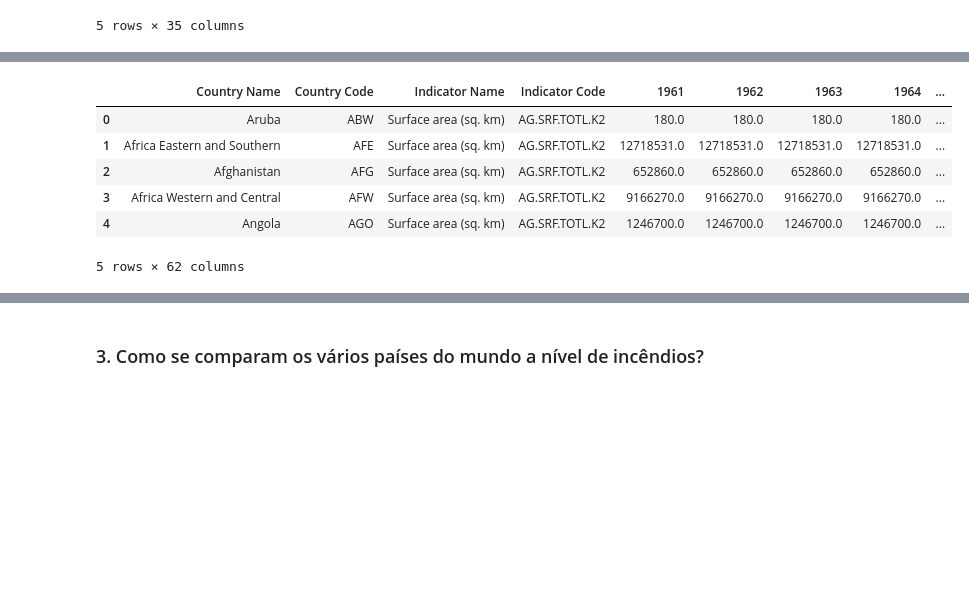
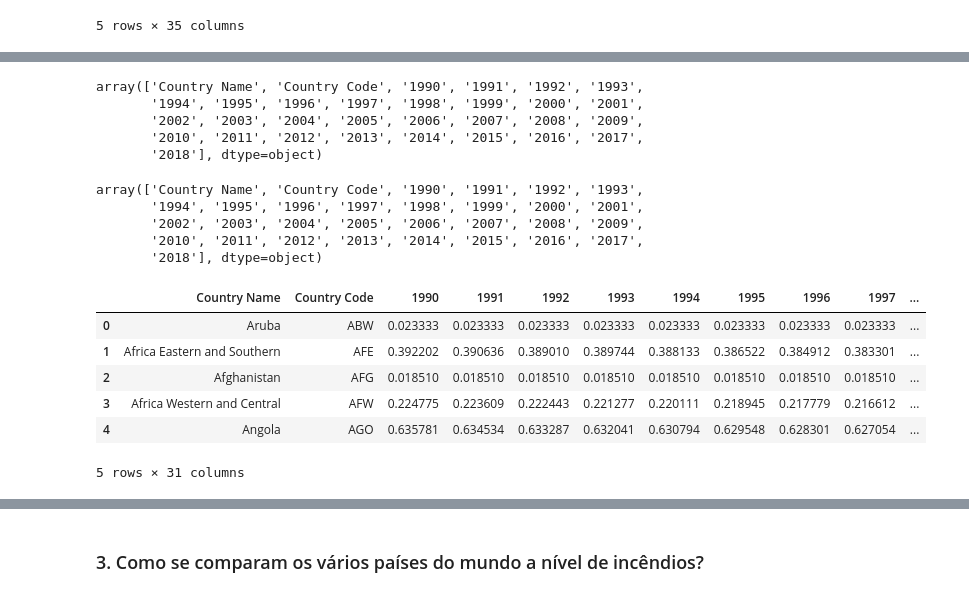
Before and after one commit to BeaMadeira/SGD-Projeto-2, a Jupyter notebook: python/sgd_project_2.ipynb, the cells around one changed output, grey strips where cells are left out. Saved outputs shown, nothing was run; the diff lists cells and outputs as text; code cells hidden in the pictures; blank space fills up the shorter version.

```diff
--- a/python/sgd_project_2.ipynb
+++ b/python/sgd_project_2.ipynb
@@ -69,10 +87,32 @@ forest_data.describe()
+# %%
+drop_columns = ['Indicator Name', 'Indicator Code']
+surface = surface_data.drop(columns=[col for col in surface_data if (col not in forest_data.columns.values) or (col in drop_columns)])
+forest = forest_data.drop(columns=[col for col in forest_data if (col not in surface_data.columns.values) or (col in drop_columns)])
+# %%
+forest.columns.values
+# %% [output]
+array(['Country Name', 'Country Code', '1990', '1991', '1992', '1993',
+       '1994', '1995', '1996', '1997', '1998', '1999', '2000', '2001',
+       '2002', '2003', '2004', '2005', '2006', '2007', '2008', '2009',
+       '2010', '2011', '2012', '2013', '2014', '2015', '2016', '2017',
+       '2018'], dtype=object)
+# %%
+surface.columns.values
+# %% [output]
+array(['Country Name', 'Country Code', '1990', '1991', '1992', '1993',
+       '1994', '1995', '1996', '1997', '1998', '1999', '2000', '2001',
+       '2002', '2003', '2004', '2005', '2006', '2007', '2008', '2009',
+       '2010', '2011', '2012', '2013', '2014', '2015', '2016', '2017',
+       '2018'], dtype=object)
+# %%
+data = forest.combine(surface, lambda x, y: x / y if x.dtype != object and y.dtype != object else x)
 # %%
-surface_data.head()
+data.head()
 # %% [output]
-|  | Country Name | Country Code | Indicator Name | Indicator Code | 1961 | 1962 | 1963 | 1964 | ... |
-| 0 | Aruba | ABW | Surface area (sq. km) | AG.SRF.TOTL.K2 | 180.0 | 180.0 | 180.0 | 180.0 | ... |
-| 1 | Africa Eastern and Southern | AFE | Surface area (sq. km) | AG.SRF.TOTL.K2 | 12718531.0 | 12718531.0 | 12718531.0 | 12718531.0 | ... |
-| 2 | Afghanistan | AFG | Surface area (sq. km) | AG.SRF.TOTL.K2 | 652860.0 | 652860.0 | 652860.0 | 652860.0 | ... |
-| 3 | Africa Western and Central | AFW | Surface area (sq. km) | AG.SRF.TOTL.K2 | 9166270.0 | 9166270.0 | 9166270.0 | 9166270.0 | ... |
-| 4 | Angola | AGO | Surface area (sq. km) | AG.SRF.TOTL.K2 | 1246700.0 | 1246700.0 | 1246700.0 | 1246700.0 | ... |
+|  | Country Name | Country Code | 1990 | 1991 | 1992 | 1993 | 1994 | 1995 | 1996 | 1997 | ... |
+| 0 | Aruba | ABW | 0.023333 | 0.023333 | 0.023333 | 0.023333 | 0.023333 | 0.023333 | 0.023333 | 0.023333 | ... |
+| 1 | Africa Eastern and Southern | AFE | 0.392202 | 0.390636 | 0.389010 | 0.389744 | 0.388133 | 0.386522 | 0.384912 | 0.383301 | ... |
+| 2 | Afghanistan | AFG | 0.018510 | 0.018510 | 0.018510 | 0.018510 | 0.018510 | 0.018510 | 0.018510 | 0.018510 | ... |
+| 3 | Africa Western and Central | AFW | 0.224775 | 0.223609 | 0.222443 | 0.221277 | 0.220111 | 0.218945 | 0.217779 | 0.216612 | ... |
+| 4 | Angola | AGO | 0.635781 | 0.634534 | 0.633287 | 0.632041 | 0.630794 | 0.629548 | 0.628301 | 0.627054 | ... |
-5 rows × 62 columns
+5 rows × 31 columns
```
Also changed, not shown: parts of 9 cells of this notebook.
